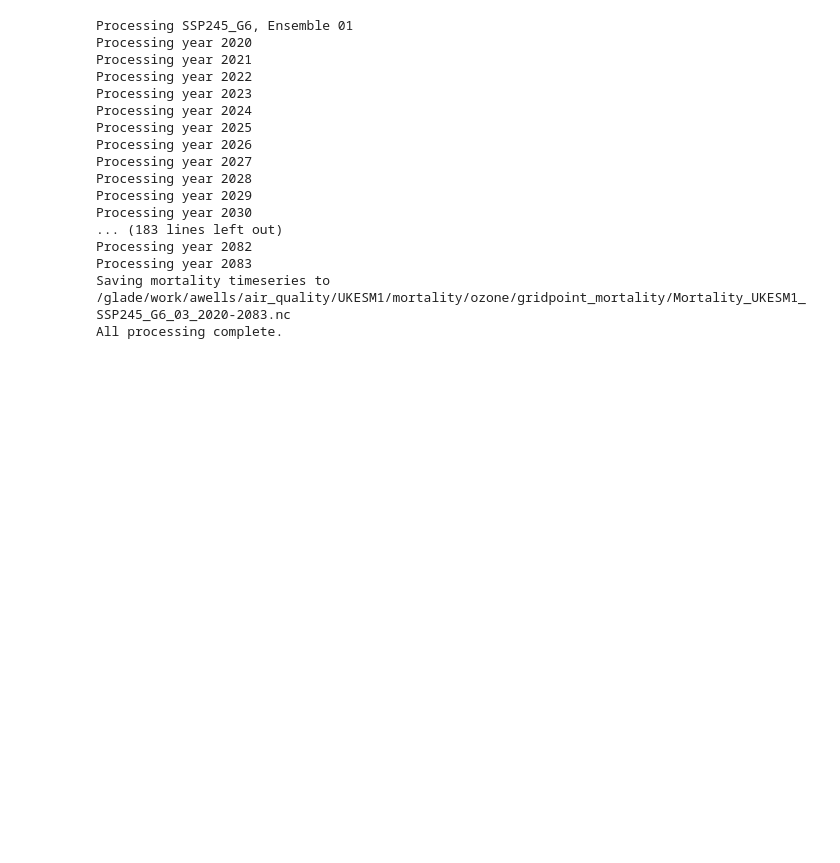
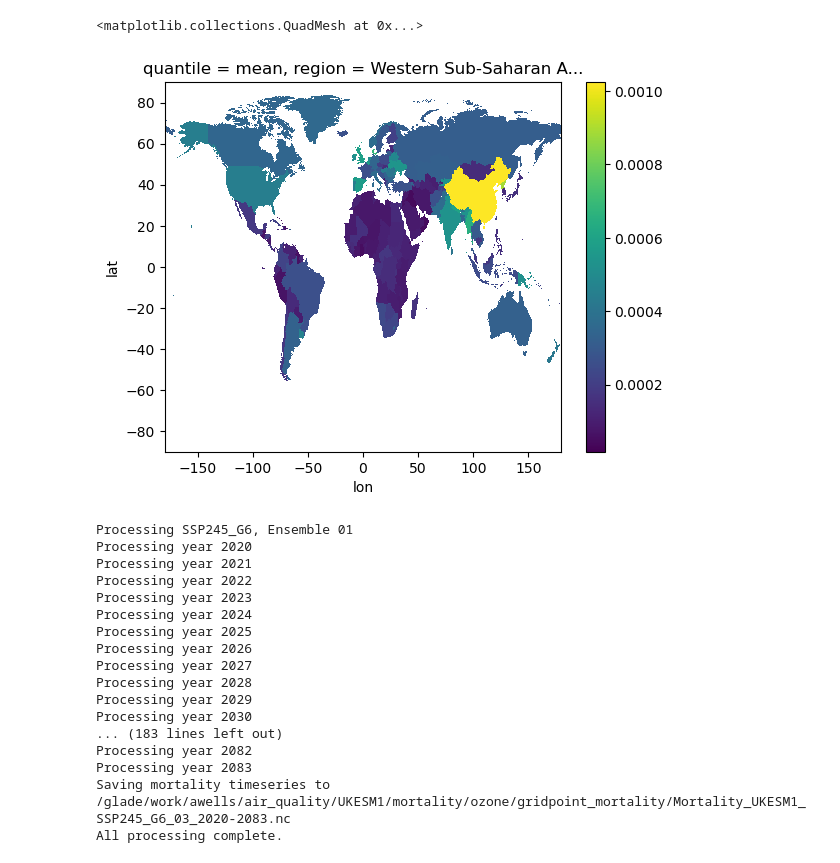
Before and after one commit to awells96/AQ_mortality_workflow, a Jupyter notebook: processing/mortality/ozone/1a__Calculate_mortality.ipynb, the cells around one changed output. Cells and saved outputs as stored; diff of their text form; code cells hidden in the pictures; blank space fills up the shorter version.

```diff
--- a/processing/mortality/ozone/1a__Calculate_mortality.ipynb
+++ b/processing/mortality/ozone/1a__Calculate_mortality.ipynb
@@ -21,6 +21,11 @@ pop_file = "ssp2_coarse_grid_annual_2000-2100.nc"
 pop_path = os.path.join(POP_DIR, pop_file)
 population = xr.open_dataarray(pop_path)
 pop = population.reindex_like(BMR, method="nearest", tolerance=1e-9)
+# %%
+BMR.plot()
+# %% [output]
+<matplotlib.collections.QuadMesh at 0x...>
+[figure, added]
 # %%
 # === Calculate beta for RR GBD 2021 ===
 
```
Also changed, not shown: 8 other files.
